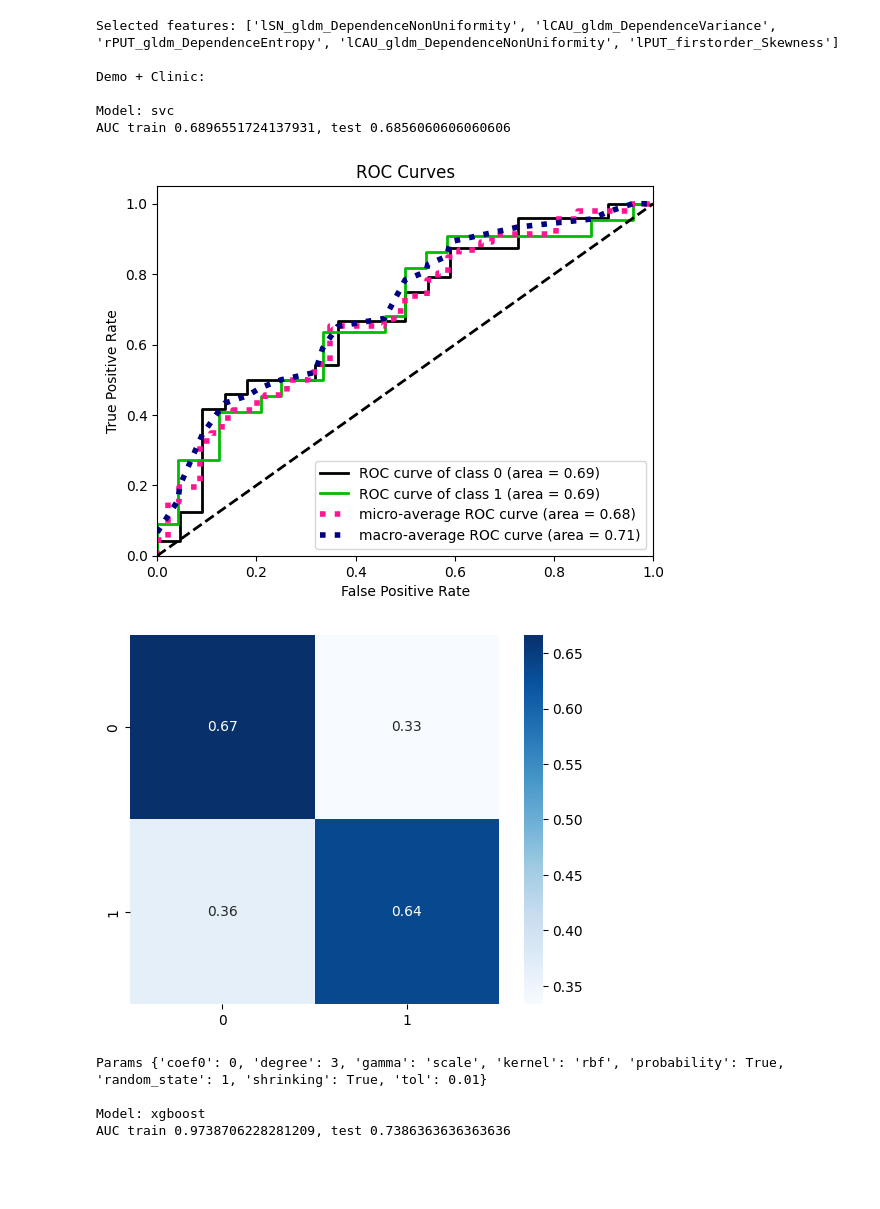
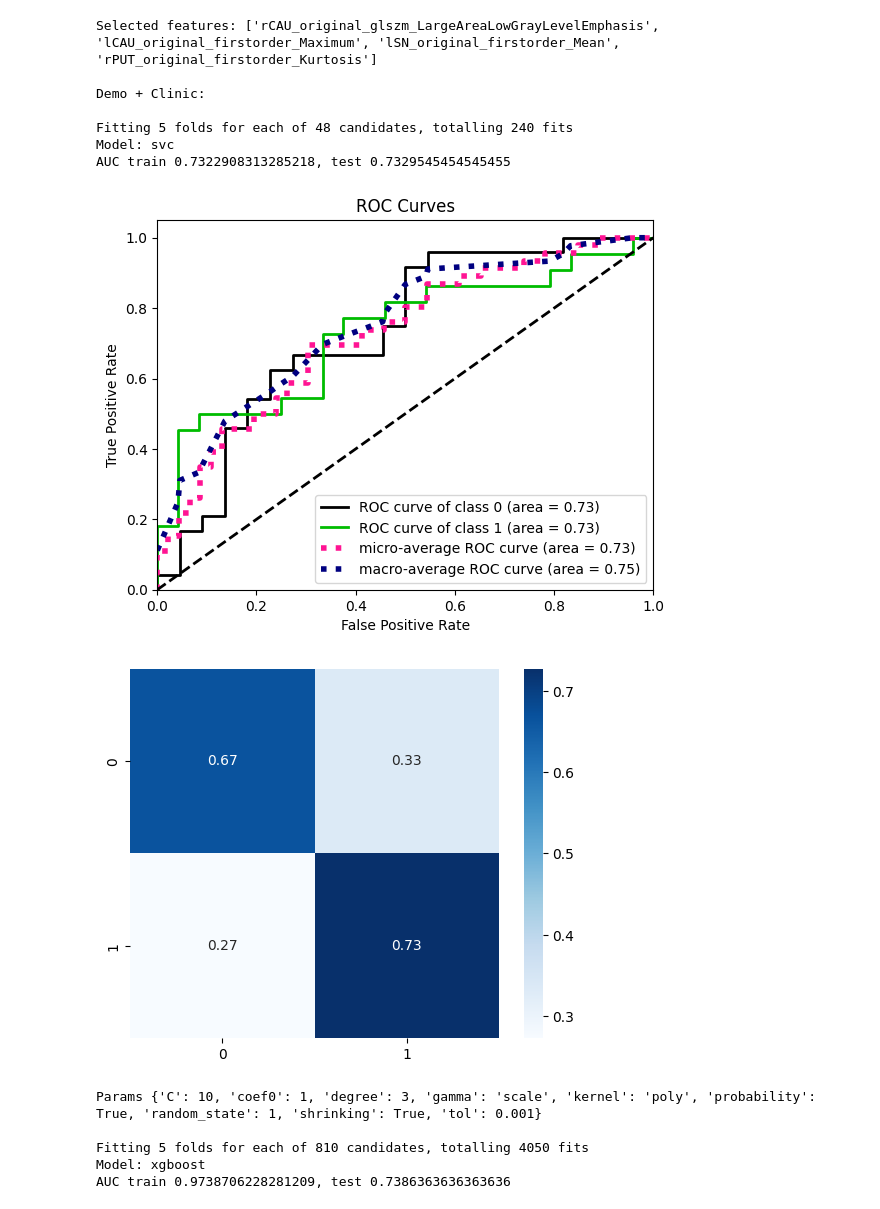
Before and after one commit to Biobots/Levodopa_Parkinson_MRI, a Jupyter notebook: prototype.ipynb, the cells around one changed output. Cells and saved outputs as stored; diff of their text form; code cells hidden in the pictures; blank space fills up the shorter version.

```diff
--- a/prototype.ipynb
+++ b/prototype.ipynb
@@ -23,11 +22,12 @@ group = data_config['data_group']
 TASKS = [
     #'classification/5',
     #'regression',
-    'classification/2'
+    'classification/2',
+    #'xgboost/2'
 ]
 # Features include image features used
 FEATURES = [
-    ['test_radiomic'],
+    ['t1_radiomic'],
 ]
 # %%
 # Maybe write to a specific file later?
@@ -83,10 +83,10 @@ for task_name in TASKS:
         #mRMR
         selected = mrmr_classif(X=x_img_train, y=y_train, K=50) if not isContinuous else mrmr_regression(X=x_img_train, y=y_train, K=50)
         #LASSO for classification?
-        #la = Lasso(alpha=0.0001)
-        #la.fit(x_img_train[selected], data['SCORE'].iloc[train_inds])
+        #la = Lasso(alpha=1)
+        #la.fit(x_img_train[selected], data['CAT'].iloc[train_inds])
         #selected = np.array(selected)[np.abs(la.coef_)>0]
-        selected = selected[:5]
+        selected = selected[:4]
         log_func('Selected features: {}'.format(selected))
         log_func()
         x_img_train = x_img_train[selected]
@@ -124,7 +124,8 @@ for task_name in TASKS:
                     n_jobs=5,
                     # StratifiedGroupKFold?
                     cv=(StratifiedKFold(n_splits=5, shuffle=True, random_state=1) if task['stratify'] else KFold(n_splits=5, shuffle=True, random_state=1)),
-                    scoring=task['gridsearch_params']['scoring']
+                    scoring=task['gridsearch_params']['scoring'],
+                    verbose = 1
                 )
                 cv.fit(x_train, y_train.values.ravel())
                 best = cv.best_estimator_
@@ -146,39 +147,41 @@ for task_name in TASKS:
                 for plot in plot_list:
                     plot_func = Plot_LUT[plot[0]]
                     pred_func = best.predict_proba if plot[1] else best.predict
                     train_pred = pred_func(x_train)
                     test_pred = pred_func(x_test)
                     plot_func(y_test[task['output']].to_numpy(), test_pred)
                     plt.show()
                 log_func('Params {}'.format(cv.best_params_)) # best.get_params()
                 log_func()
             log_func()
 # %% [output]
 Current Task: classification/2
 
 Image Features:
  ['test_radiomic']
 
 SEX chi2 p: 0.5414803876006901
 CAT chi2 p: 0.9510706628888684
 AGE_AT_VISIT Normaltest p_train: [0.07505303], p_test: [0.48389882]
 AGE_AT_VISIT t-test p: Ttest_indResult(statistic=array([1.54953415]), pvalue=array([0.12271054]))
 NUPDR3OF Normaltest p_train: [0.01407325], p_test: [0.53859285]
 NUPDR3OF ranksums p: RanksumsResult(statistic=array([0.53408144]), pvalue=array([0.59328519]))
 LEDD Normaltest p_train: [2.56158925e-12], p_test: [0.1798008]
 LEDD ranksums p: RanksumsResult(statistic=array([0.51837316]), pvalue=array([0.60419794]))
 DURATION Normaltest p_train: [0.00553476], p_test: [0.13860719]
 DURATION ranksums p: RanksumsResult(statistic=array([-0.45554005]), pvalue=array([0.64872076]))
-Selected features: ['lSN_gldm_DependenceNonUniformity', 'lCAU_gldm_DependenceVariance', 'rPUT_gldm_DependenceEntropy', 'lCAU_gldm_DependenceNonUniformity', 'lPUT_firstorder_Skewness']
+Selected features: ['rCAU_original_glszm_LargeAreaLowGrayLevelEmphasis', 'lCAU_original_firstorder_Maximum', 'lSN_original_firstorder_Mean', 'rPUT_original_firstorder_Kurtosis']
 
 Demo + Clinic:
 
+Fitting 5 folds for each of 48 candidates, totalling 240 fits
 Model: svc
-AUC train 0.6896551724137931, test 0.6856060606060606
+AUC train 0.7322908313285218, test 0.7329545454545455
-[figure, old version]
+[figure, new version]
-[figure, old version]
+[figure, new version]
-Params {'coef0': 0, 'degree': 3, 'gamma': 'scale', 'kernel': 'rbf', 'probability': True, 'random_state': 1, 'shrinking': True, 'tol': 0.01}
+Params {'C': 10, 'coef0': 1, 'degree': 3, 'gamma': 'scale', 'kernel': 'poly', 'probability': True, 'random_state': 1, 'shrinking': True, 'tol': 0.001}
 
+Fitting 5 folds for each of 810 candidates, totalling 4050 fits
 Model: xgboost
 AUC train 0.9738706228281209, test 0.7386363636363636
 [figure]
```
Also changed, not shown: parts of 6 cells of this notebook, 8 other files.
